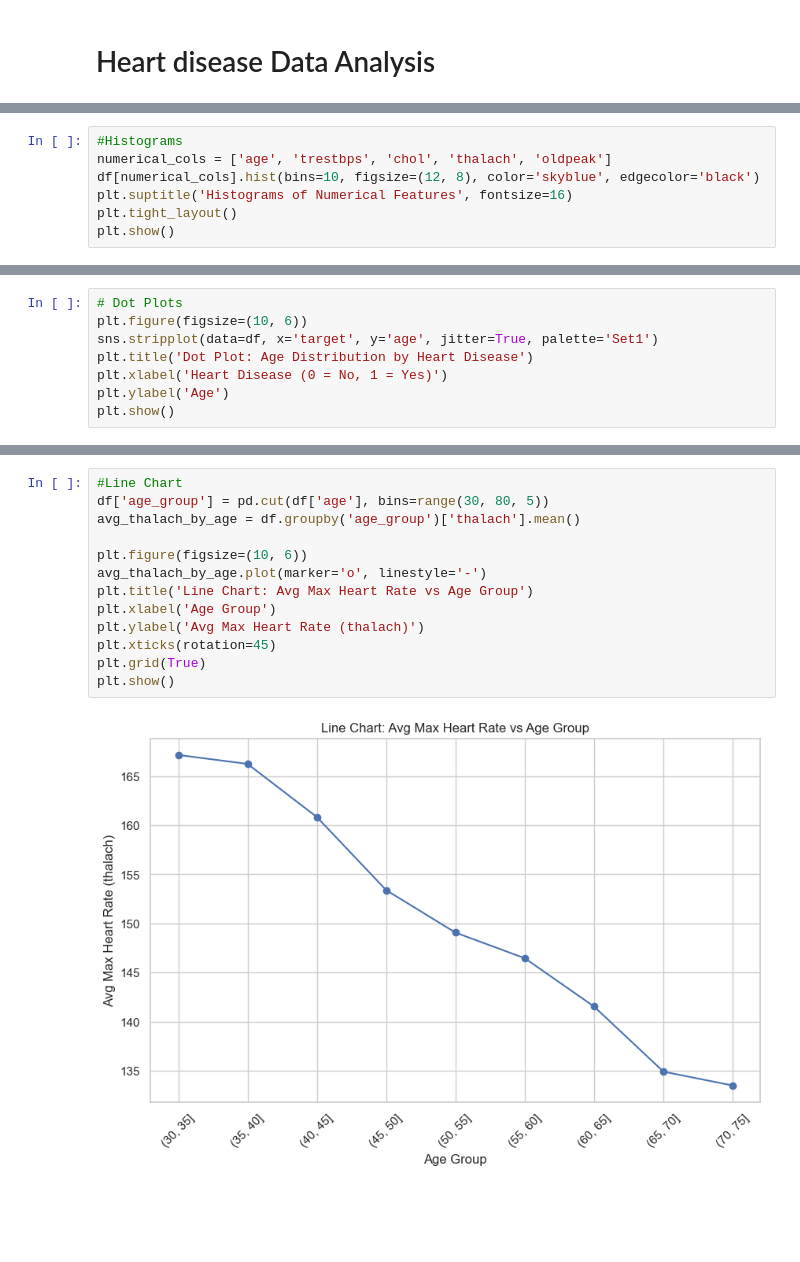
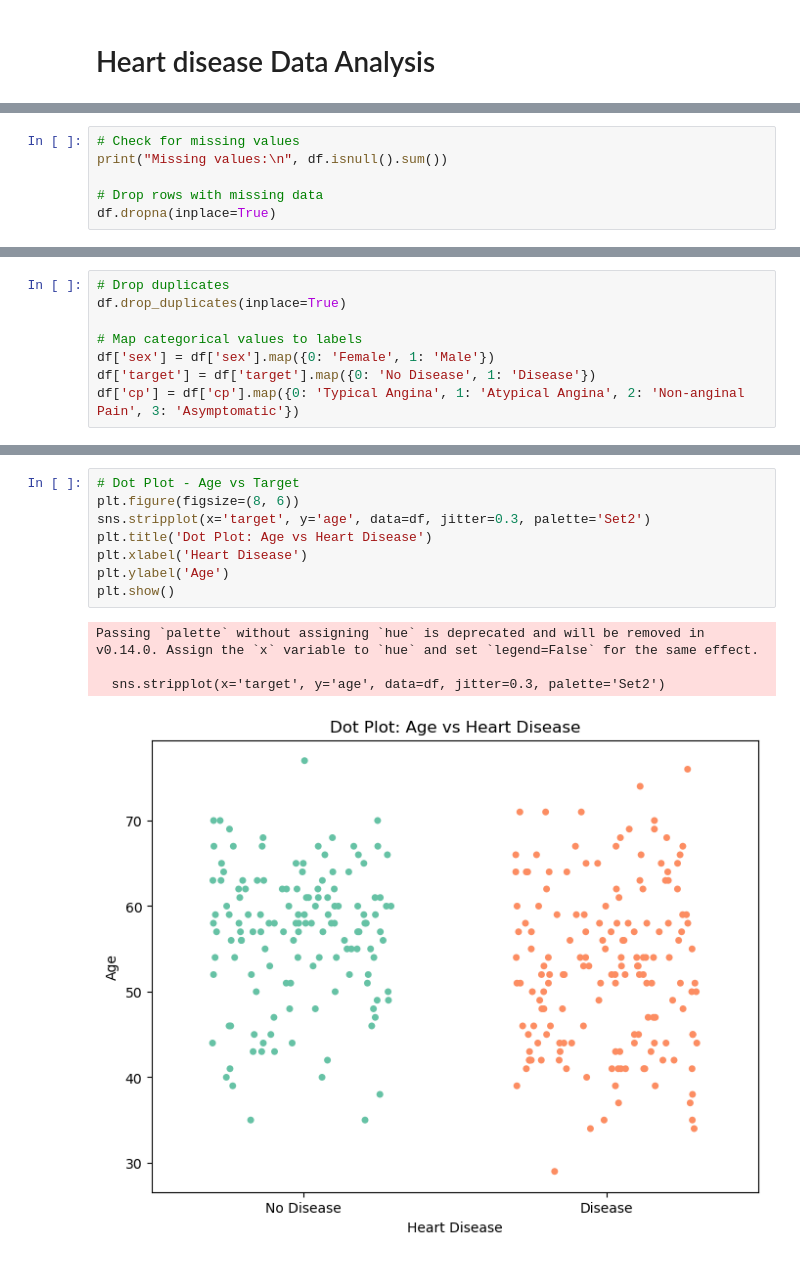
Before and after one commit to jaalnock/DSBDA, a Jupyter notebook: Assignment17_Heart_Disease_Data_Analysis/heart_disease_analysis.ipynb, the cells around one changed output, grey strips where cells are left out. Drawn from its saved outputs; the diff is of its cells as text; blank space fills up the shorter version.

```diff
--- a/Assignment17_Heart_Disease_Data_Analysis/heart_disease_analysis.ipynb
+++ b/Assignment17_Heart_Disease_Data_Analysis/heart_disease_analysis.ipynb
@@ -13,8 +18,7 @@ sns.set(style="whitegrid")
 # %%
-#Histograms
-numerical_cols = ['age', 'trestbps', 'chol', 'thalach', 'oldpeak']
-df[numerical_cols].hist(bins=10, figsize=(12, 8), color='skyblue', edgecolor='black')
-plt.suptitle('Histograms of Numerical Features', fontsize=16)
-plt.tight_layout()
-plt.show()
+# Check for missing values
+print("Missing values:\n", df.isnull().sum())
+
+# Drop rows with missing data
+df.dropna(inplace=True)
 # %% [output]
@@ -22,8 +41,8 @@ plt.show()
 # %%
-# Dot Plots
-plt.figure(figsize=(10, 6))
-sns.stripplot(data=df, x='target', y='age', jitter=True, palette='Set1')
-plt.title('Dot Plot: Age Distribution by Heart Disease')
-plt.xlabel('Heart Disease (0 = No, 1 = Yes)')
-plt.ylabel('Age')
-plt.show()
+# Drop duplicates
+df.drop_duplicates(inplace=True)
+
+# Map categorical values to labels
+df['sex'] = df['sex'].map({0: 'Female', 1: 'Male'})
+df['target'] = df['target'].map({0: 'No Disease', 1: 'Disease'})
+df['cp'] = df['cp'].map({0: 'Typical Angina', 1: 'Atypical Angina', 2: 'Non-anginal Pain', 3: 'Asymptomatic'})
@@ -52,16 +61,14 @@ Passing `palette` without assigning `hue` is deprecated and will be removed in v
 # %%
-#Line Chart
-df['age_group'] = pd.cut(df['age'], bins=range(30, 80, 5))
-avg_thalach_by_age = df.groupby('age_group')['thalach'].mean()
-
-plt.figure(figsize=(10, 6))
-avg_thalach_by_age.plot(marker='o', linestyle='-')
-plt.title('Line Chart: Avg Max Heart Rate vs Age Group')
-plt.xlabel('Age Group')
-plt.ylabel('Avg Max Heart Rate (thalach)')
-plt.xticks(rotation=45)
-plt.grid(True)
+# Dot Plot - Age vs Target
+plt.figure(figsize=(8, 6))
+sns.stripplot(x='target', y='age', data=df, jitter=0.3, palette='Set2')
+plt.title('Dot Plot: Age vs Heart Disease')
+plt.xlabel('Heart Disease')
+plt.ylabel('Age')
 plt.show()
 # %% [output]
+Passing `palette` without assigning `hue` is deprecated and will be removed in v0.14.0. Assign the `x` variable to `hue` and set `legend=False` for the same effect.
+
+  sns.stripplot(x='target', y='age', data=df, jitter=0.3, palette='Set2')
-[figure, old version]
+[figure, new version]
 # %%
```
Also changed, not shown: parts of 7 cells of this notebook, 1 other file.
